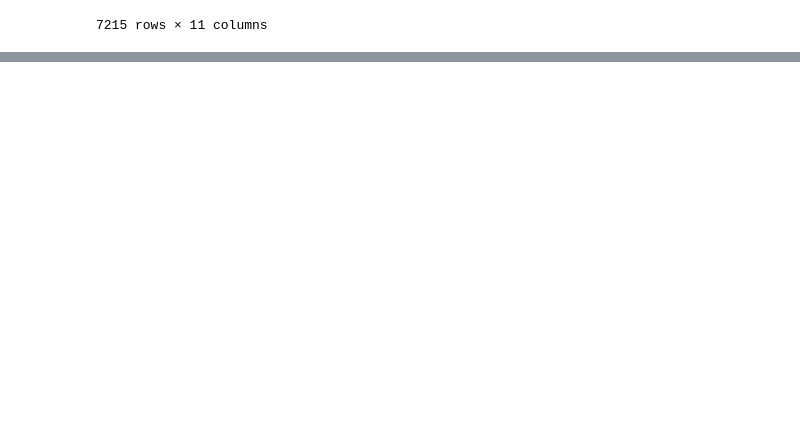
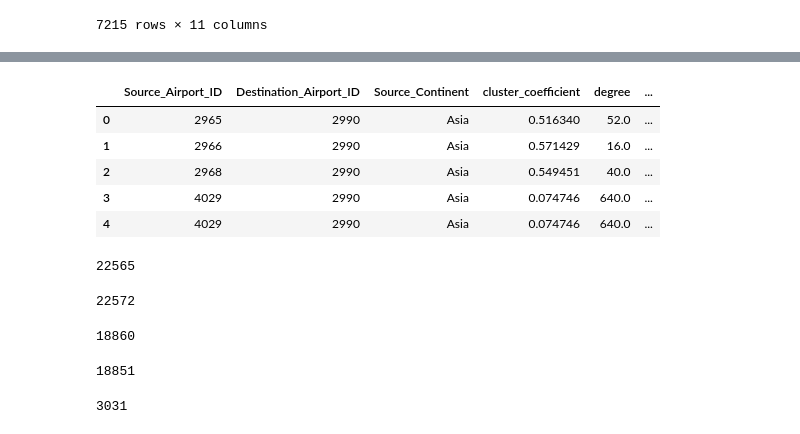
Before and after one commit to FrankSchmutz/NTDS2019FinalProject, a Jupyter notebook: py/data_preprocess.ipynb, the cells around one changed output, grey strips where cells are left out. Cells and saved outputs as stored; diff of their text form; code cells hidden in the pictures; blank space fills up the shorter version.

```diff
--- a/py/data_preprocess.ipynb
+++ b/py/data_preprocess.ipynb
@@ -149,0 +197,7 @@ result
+# %%
+//Rename of the Source Airport Continent column
+merge3=merge3.rename(columns={'continent':'Source_Continent'})
+//To delete useless columns
+merge3=merge3.drop(columns=['Airport_ID'])
+merge2_red=merge2.drop(columns=['cluster_coefficient','degree'])
+merge2_red.head()
@@ -149,0 +211,40 @@ result
+# %%
+//Joint of the tables to associate a continent to the destination Airport
+merge4 = merge3.merge(merge2_red, left_on='Destination_Airport_ID',right_on='Airport_ID')
+# %%
+// Rename and drop columns
+merge4=merge4.rename(columns={'continent':'Destination_Continent'})
+merge4=merge4.drop(columns=['Airport_ID'])
+merge4.head()
+# %% [output]
+|  | Source_Airport_ID | Destination_Airport_ID | Source_Continent | cluster_coefficient | degree | ... |
+| 0 | 2965 | 2990 | Asia | 0.516340 | 52.0 | ... |
+| 1 | 2966 | 2990 | Asia | 0.571429 | 16.0 | ... |
+| 2 | 2968 | 2990 | Asia | 0.549451 | 40.0 | ... |
+| 3 | 4029 | 2990 | Asia | 0.074746 | 640.0 | ... |
+| 4 | 4029 | 2990 | Asia | 0.074746 | 640.0 | ... |
+# %%
+// All flights coming from Asia
+len(merge4[merge4['Source_Continent']=='Asia'])
+# %% [output]
+22565
+# %%
+//All flights going to Asia
+len(merge4[merge4['Destination_Continent']=='Asia'])
+# %% [output]
+22572
+# %%
+// All flights coming from Europe
+len(merge4[merge4['Source_Continent']=='Europe'])
+# %% [output]
+18860
+# %%
+//All flights going to Europe
+len(merge4[merge4['Destination_Continent']=='Europe'])
+# %% [output]
+18851
+# %%
+// All flights coming from South America
+len(merge4[merge4['Source_Continent']=='South America'])
+# %% [output]
+3031
```
Also changed, not shown: parts of 38 cells of this notebook, 1 other file.
